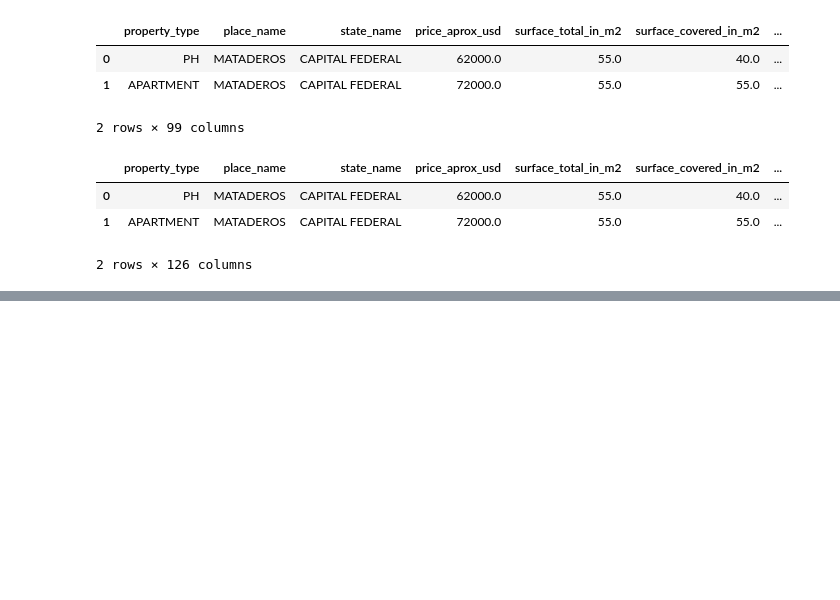
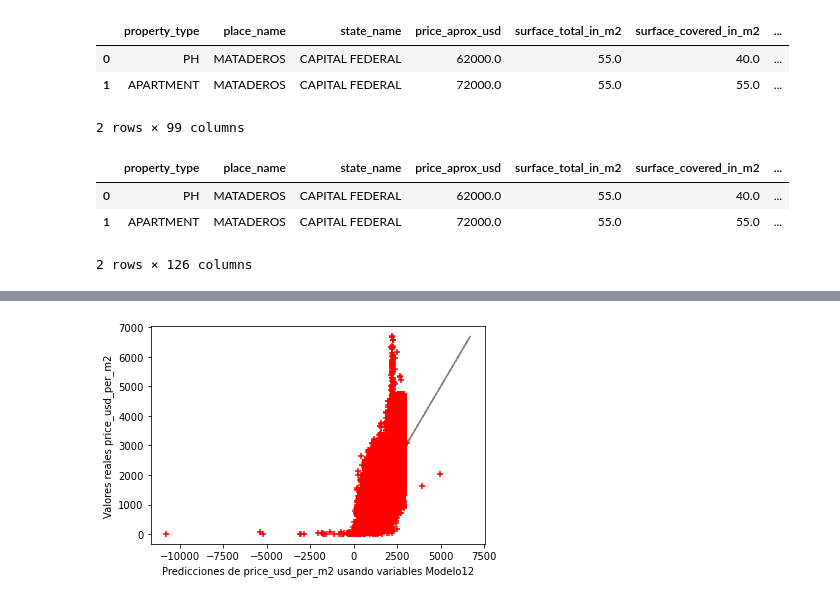
Before and after one commit to varelapablos/Desafio1-G3, a Jupyter notebook: Notebook - Desafio 2 - Alan.ipynb, the cells around one changed output, grey strips where cells are left out. Saved outputs shown, nothing was run; the diff lists cells and outputs as text; code cells hidden in the pictures; blank space fills up the shorter version.

```diff
--- a/Notebook - Desafio 2 - Alan.ipynb
+++ b/Notebook - Desafio 2 - Alan.ipynb
@@ -778,0 +846,9 @@ Modelo 12
+# %%
+# Graficamos el modelo 12:
+plt.plot(z,z, '-.',c='grey')
+plt.scatter(predictions12, y, s=30, c='r', marker='+', zorder=10)
+plt.xlabel("Predicciones de price_usd_per_m2 usando variables Modelo12")
+plt.ylabel("Valores reales price_usd_per_m2")
+plt.show()
+# %% [output]
+[figure, added]
```
Also changed, not shown: parts of 45 cells of this notebook.
